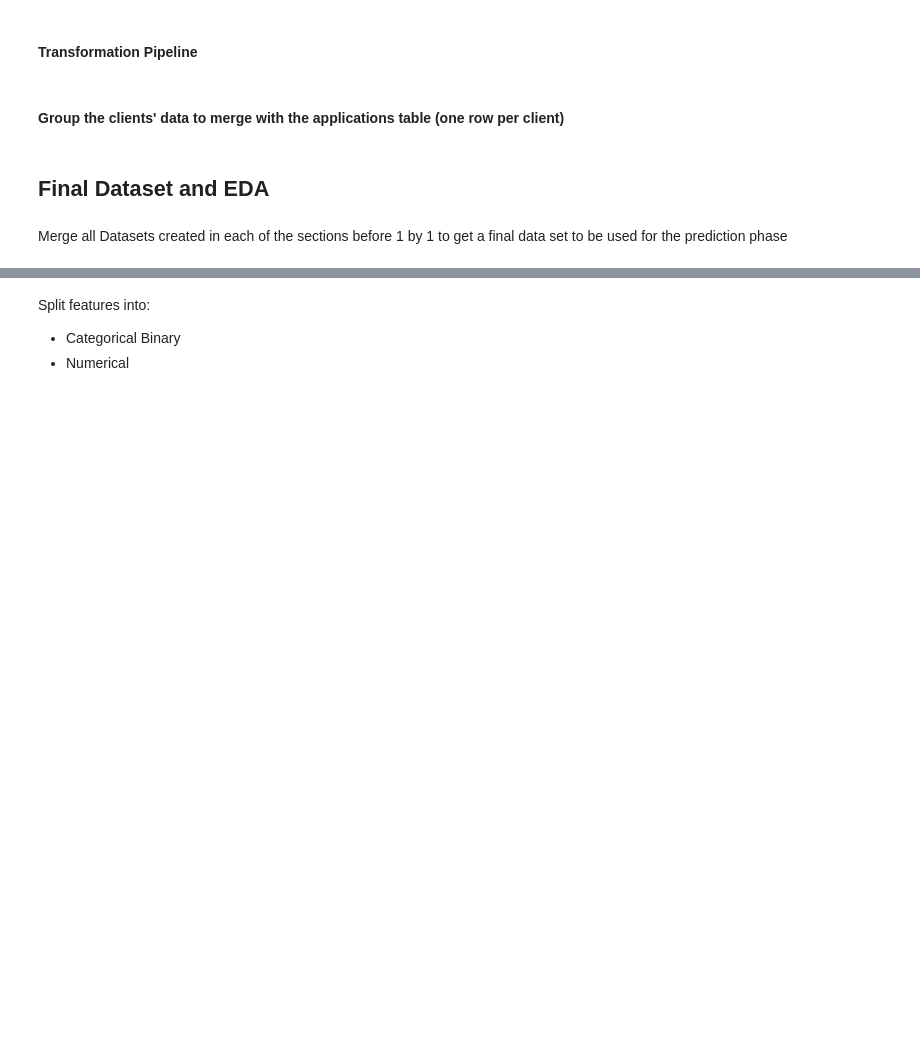
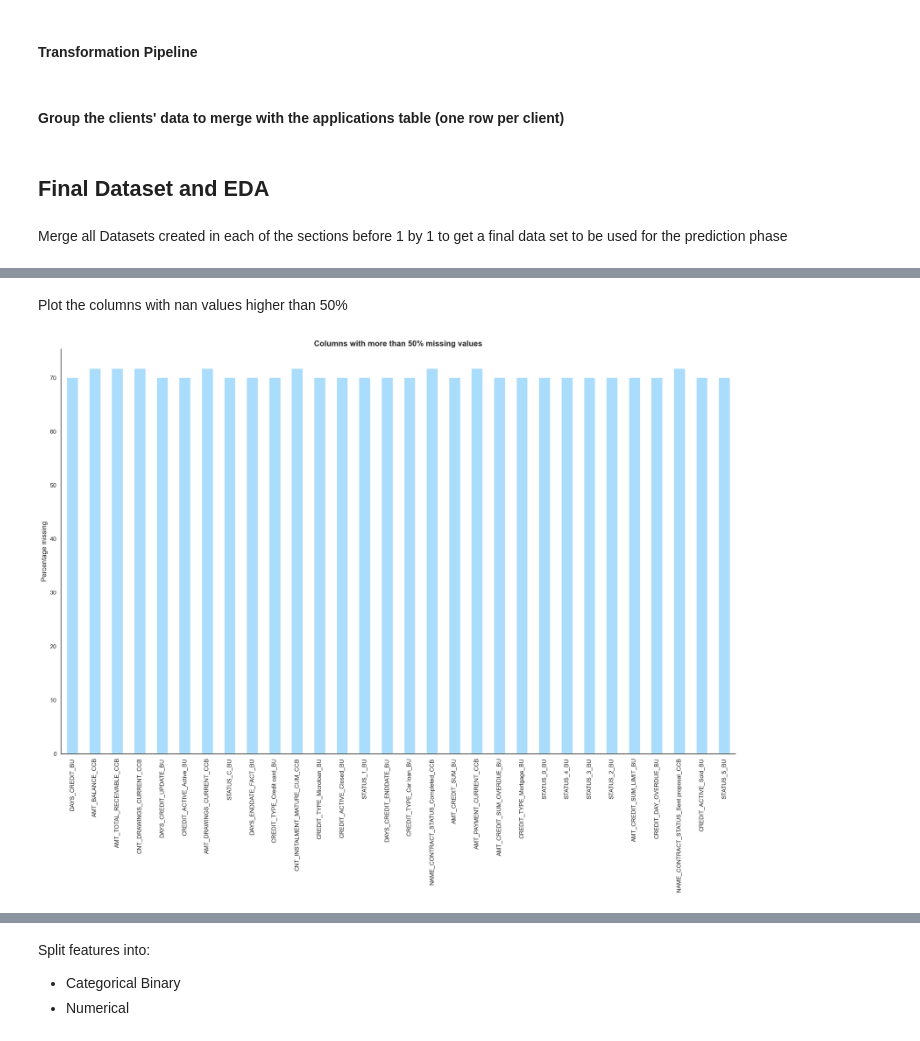
Before and after one commit to joaogoncalves99/Machine-Learning, a Jupyter notebook: model.ipynb, the cells around one changed output, grey strips where cells are left out. Drawn from its saved outputs; the diff is of its cells as text; code cells hidden in the pictures; blank space fills up the shorter version.

```diff
--- a/model.ipynb
+++ b/model.ipynb
@@ -1260,0 +1410,25 @@ table = merge_5[list_columns]
+# %% [markdown]
+Plot the columns with nan values higher than 50%
+# %%
+
+# calculate the percentage of missing values in each column
+percent_missing = table.isna().sum() / len(table) * 100
+
+# filter to only include columns with more than 50% missing values
+percent_missing_subset = percent_missing[percent_missing > 50]
+
+# create a bar chart of the percentage of missing values for the subset of data
+fig, ax = plt.subplots(figsize=(20, 16))
+percent_missing_subset.plot(kind='bar', color='lightskyblue', alpha=0.7)
+ax.set_ylabel('Percentage missing', fontsize=14)
+ax.set_title('Columns with more than 50% missing values', fontsize=16, fontweight='bold')
+ax.tick_params(axis='x', labelrotation=0, labelsize=12)
+ax.tick_params(axis='y', labelsize=12)
+ax.spines['right'].set_visible(False)
+ax.spines['top'].set_visible(False)
+ax.xaxis.grid(False)
+ax.set_xticklabels(percent_missing_subset.index, rotation=90, fontsize=12)
+plt.tight_layout()
+plt.show()
+# %% [output]
+[figure, added]
```
Also changed, not shown: parts of 31 cells of this notebook.
